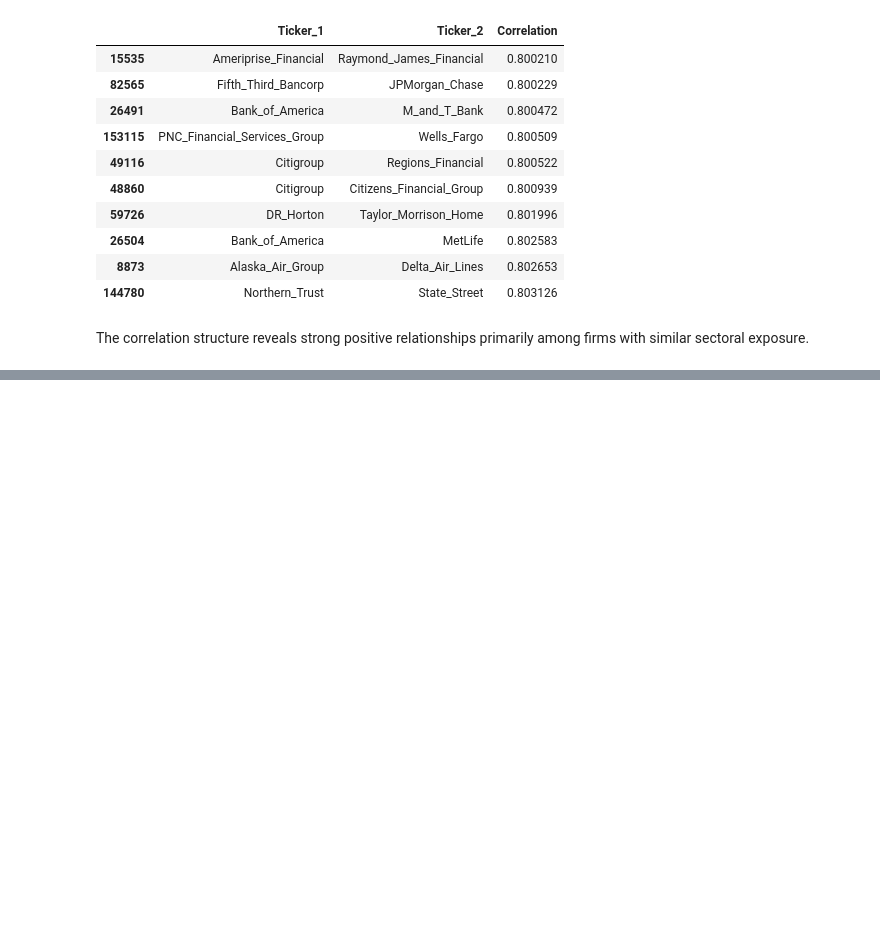
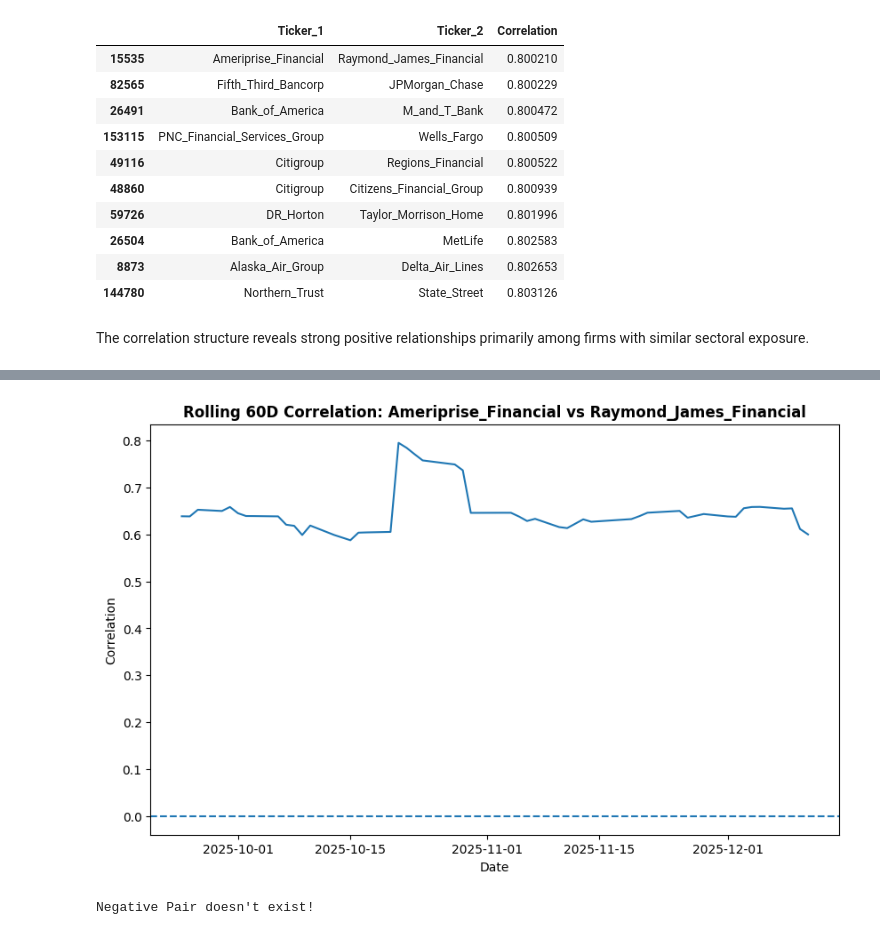
Before and after one commit to gorkemyencak/stock-volatility-time-series-analysis, a Jupyter notebook: main.ipynb, the cells around one changed output, grey strips where cells are left out. Drawn from its saved outputs; the diff is of its cells as text; code cells hidden in the pictures; blank space fills up the shorter version.

Commit message:
time-varying correlation

```diff
--- a/main.ipynb
+++ b/main.ipynb
@@ -492,0 +495,21 @@ The correlation structure reveals strong positive relationships primarily among
+# %%
+# Selecting one strongly positively, one negatively correlated pairs if any available
+pos_pair = strongly_positive_corr.iloc[0][['Ticker_1', 'Ticker_2']].to_list() if len(strongly_positive_corr) > 0 else None
+neg_pair = strongly_negative_corr.iloc[0][['Ticker_1', 'Ticker_2']].to_list() if len(strongly_negative_corr) > 0 else None
+
+print(f'Positive pair: {pos_pair}')
+print(f'Negative pair: {neg_pair}')
+
+# preparing pivot table
+returns_matrix = feature_data_df.pivot(
+    index = 'Date',
+    columns = 'Ticker',
+    values = 'log_return_1d'
+).dropna()
+
+# rolling correlation function
+rolling_window = 60
+def rolling_corr(df, t1, t2, window):
+    return df[t1].rolling(window).corr(df[t2])
+
+returns_matrix
@@ -492,0 +533,42 @@ The correlation structure reveals strong positive relationships primarily among
+# %%
+# Visualizing positive pair rolling correlation
+if pos_pair is not None:
+    rolling_pos_corr = rolling_corr(
+        returns_matrix,
+        pos_pair[0],
+        pos_pair[1],
+        rolling_window
+    )
+
+    plt.figure(figsize=(10, 6))
+    plt.plot(rolling_pos_corr)
+    plt.axhline(0, linestyle = '--')
+    plt.title(f'Rolling {rolling_window}D Correlation: {pos_pair[0]} vs {pos_pair[1]}', fontweight = 'bold')
+    plt.ylabel('Correlation')
+    plt.xlabel('Date')
+    plt.show()
+else:
+    print(f'Positive Pair doesn\'t exist!')
+# %% [output]
+[figure, added]
+# %%
+# Visualizing negative pair rolling correlation
+if neg_pair is not None:
+    rolling_neg_corr = rolling_corr(
+        returns_matrix,
+        neg_pair[0],
+        neg_pair[1],
+        rolling_window
+    )
+
+    plt.figure(figsize=(10, 6))
+    plt.plot(rolling_neg_corr)
+    plt.axhline(0, linestyle = '--')
+    plt.title(f'Rolling {rolling_window}D Correlation: {neg_pair[0]} vs {neg_pair[1]}', fontweight = 'bold')
+    plt.ylabel('Correlation')
+    plt.xlabel('Date')
+    plt.show()
+else:
+    print(f'Negative Pair doesn\'t exist!')
+# %% [output]
+Negative Pair doesn't exist!
```
Also changed, not shown: parts of 6 cells of this notebook.
